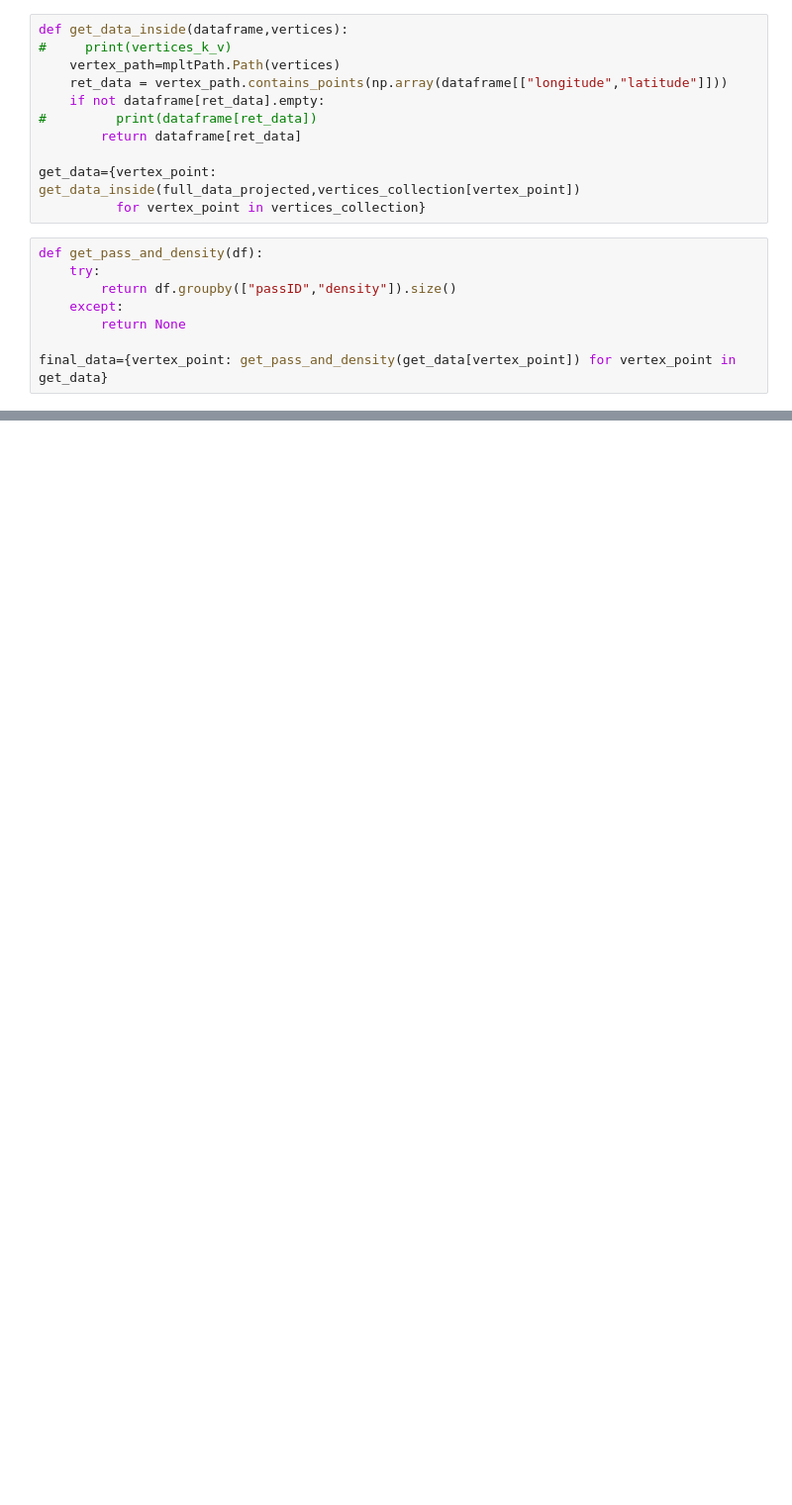
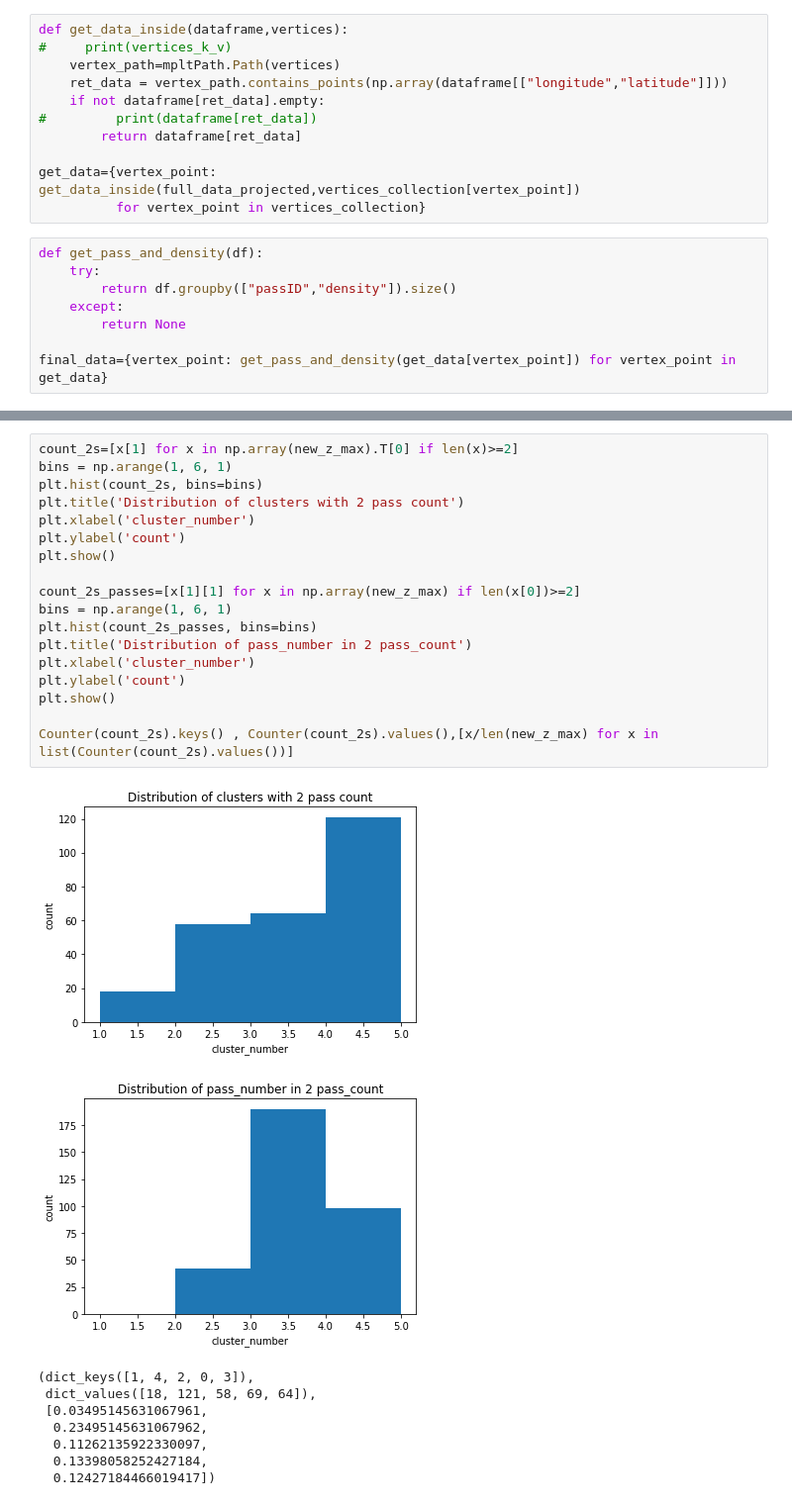
Before and after one commit to ShankarPoudel441/Thesis_Program, a Jupyter notebook: Notebooks/Analysis_by_pass_count_FINAL.ipynb, the cells around one changed output, grey strips where cells are left out. Shown at 99% size. Cells and saved outputs as stored; diff of their text form; blank space fills up the shorter version.

```diff
--- a/Notebooks/Analysis_by_pass_count_FINAL.ipynb
+++ b/Notebooks/Analysis_by_pass_count_FINAL.ipynb
@@ -303,0 +447,28 @@ Name: density, dtype: float64
+# %%
+count_2s=[x[1] for x in np.array(new_z_max).T[0] if len(x)>=2]
+bins = np.arange(1, 6, 1)
+plt.hist(count_2s, bins=bins)
+plt.title('Distribution of clusters with 2 pass count')
+plt.xlabel('cluster_number')
+plt.ylabel('count')
+plt.show()
+
+count_2s_passes=[x[1][1] for x in np.array(new_z_max) if len(x[0])>=2]
+bins = np.arange(1, 6, 1)
+plt.hist(count_2s_passes, bins=bins)
+plt.title('Distribution of pass_number in 2 pass_count')
+plt.xlabel('cluster_number')
+plt.ylabel('count')
+plt.show()
+
+Counter(count_2s).keys() , Counter(count_2s).values(),[x/len(new_z_max) for x in list(Counter(count_2s).values())]
+# %% [output]
+[figure, added]
+[figure, added]
+(dict_keys([1, 4, 2, 0, 3]),
+ dict_values([18, 121, 58, 69, 64]),
+ [0.03495145631067961,
+  0.23495145631067962,
+  0.11262135922330097,
+  0.13398058252427184,
+  0.12427184466019417])
```
Also changed, not shown: parts of 36 cells of this notebook, 2 other files.
